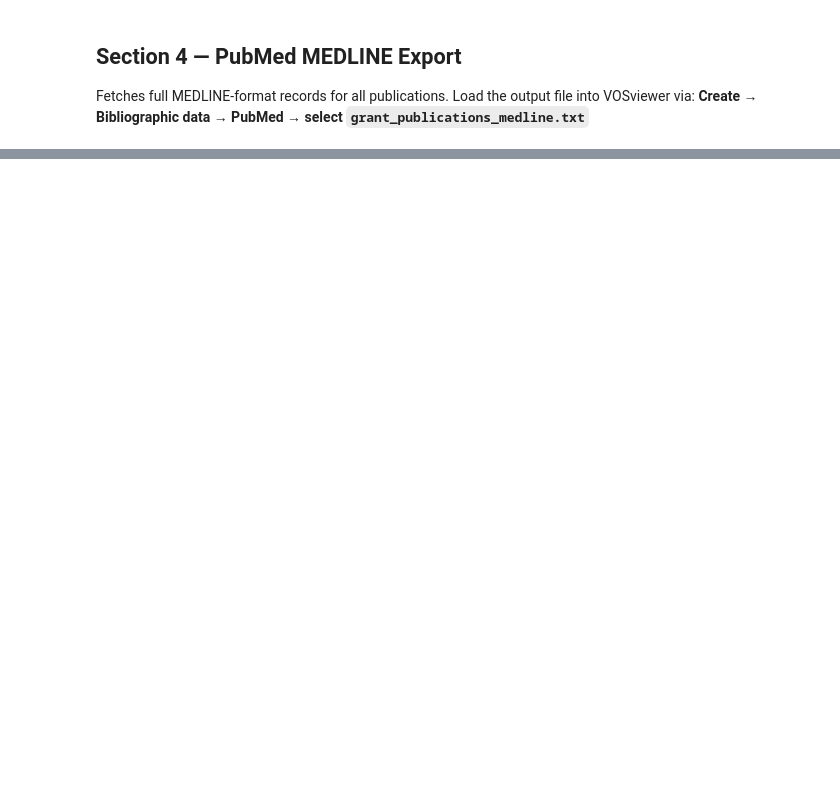
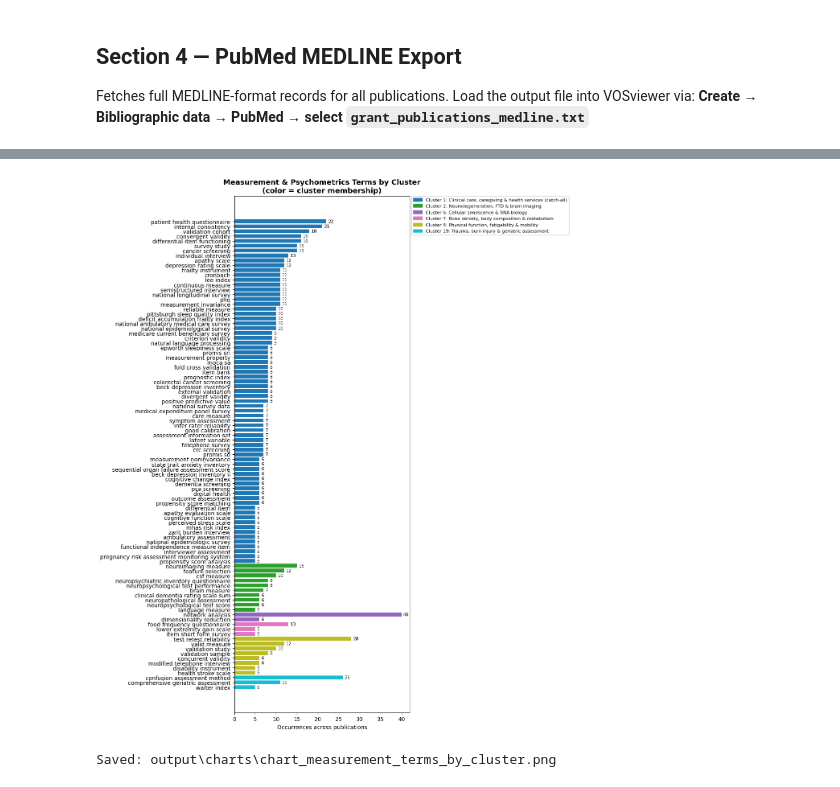
Before and after one commit to kglibrarian/FSM_NIA-T32-Landscape-Analysis, a Jupyter notebook: NIA_T32_Landscape_Analysis_v3.ipynb, the cells around one changed output, grey strips where cells are left out. Drawn from its saved outputs; the diff is of its cells as text; code cells hidden in the pictures; blank space fills up the shorter version.

Commit message:
updating chart code

```diff
--- a/NIA_T32_Landscape_Analysis_v3.ipynb
+++ b/NIA_T32_Landscape_Analysis_v3.ipynb
@@ -50,7 +53,7 @@ print(f"Contents          : {os.listdir()}")
 # ── USER SETTINGS — edit these paths to match your project folder ──────────────
 CSV_PATH  = "data/grants.csv"              # Input CSV with grant numbers
 GRANT_COL = "Project Number"               # Column name containing grant numbers
-EMAIL     = "your_email@institution.edu"   # Used by PubMed API to identify you
+EMAIL     = "karen.gutzman@northwestern.edu"   # Used by PubMed API to identify you
 # ──────────────────────────────────────────────────────────────────────────────
 
 # ── Output folder structure — all subfolders created automatically ─────────────
@@ -667,29 +1034,39 @@ print(f"Saved: {out}")
 # %%
 # ── CHART 4: All measurement terms colored by cluster (horizontal bar)
 # → output/charts/chart_measurement_terms_by_cluster.png
 
 meas_by_cluster = meas_df.sort_values(["cluster", "occurrences"], ascending=[True, False])
 bar_colors = meas_by_cluster["cluster"].map(cluster_color_map)
 
-fig, ax = plt.subplots(figsize=(10, 14))
+fig, ax = plt.subplots(figsize=(12, 14))  # wider to give legend room on the right
 bars = ax.barh(
     meas_by_cluster["term"],
     meas_by_cluster["occurrences"],
     color=bar_colors
 )
 ax.set_xlabel("Occurrences across publications")
 ax.set_title(
     "Measurement & Psychometrics Terms by Cluster\n(color = cluster membership)",
     fontsize=13, fontweight="bold")
 ax.bar_label(bars, padding=3, fmt="%.0f", fontsize=8)
 ax.invert_yaxis()
 
 legend_handles = [plt.Rectangle((0,0),1,1, color=cluster_color_map[c]) for c in unique_clusters]
 legend_labels  = [f"Cluster {c}: {cluster_names.get(c, 'Unknown')}" for c in unique_clusters]
-ax.legend(legend_handles, legend_labels, loc="lower right", fontsize=8, framealpha=0.9)
+ax.legend(
+    legend_handles, legend_labels,
+    loc="upper left",
+    bbox_to_anchor=(1.01, 1),   # places legend just outside the right edge of the axes
+    borderaxespad=0,
+    fontsize=8,
+    framealpha=0.9
+)
 
 plt.tight_layout()
 out = DIR_CHARTS / "chart_measurement_terms_by_cluster.png"
-plt.savefig(out, dpi=150, bbox_inches="tight")
+plt.savefig(out, dpi=150, bbox_inches="tight")  # bbox_inches="tight" ensures legend isn't clipped
 plt.show()
 print(f"Saved: {out}")
+# %% [output]
+[figure, added]
+Saved: output\charts\chart_measurement_terms_by_cluster.png
```
Also changed, not shown: parts of 25 cells of this notebook.
